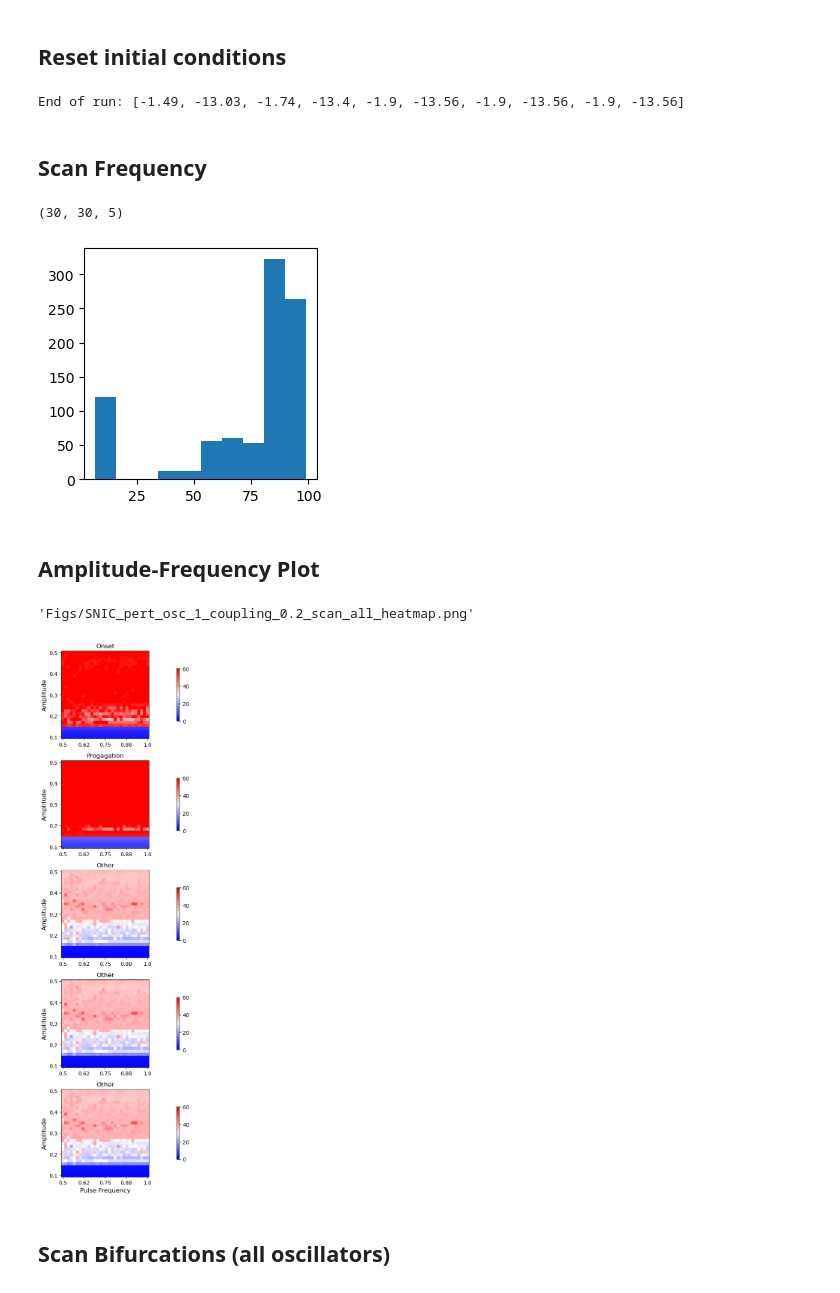
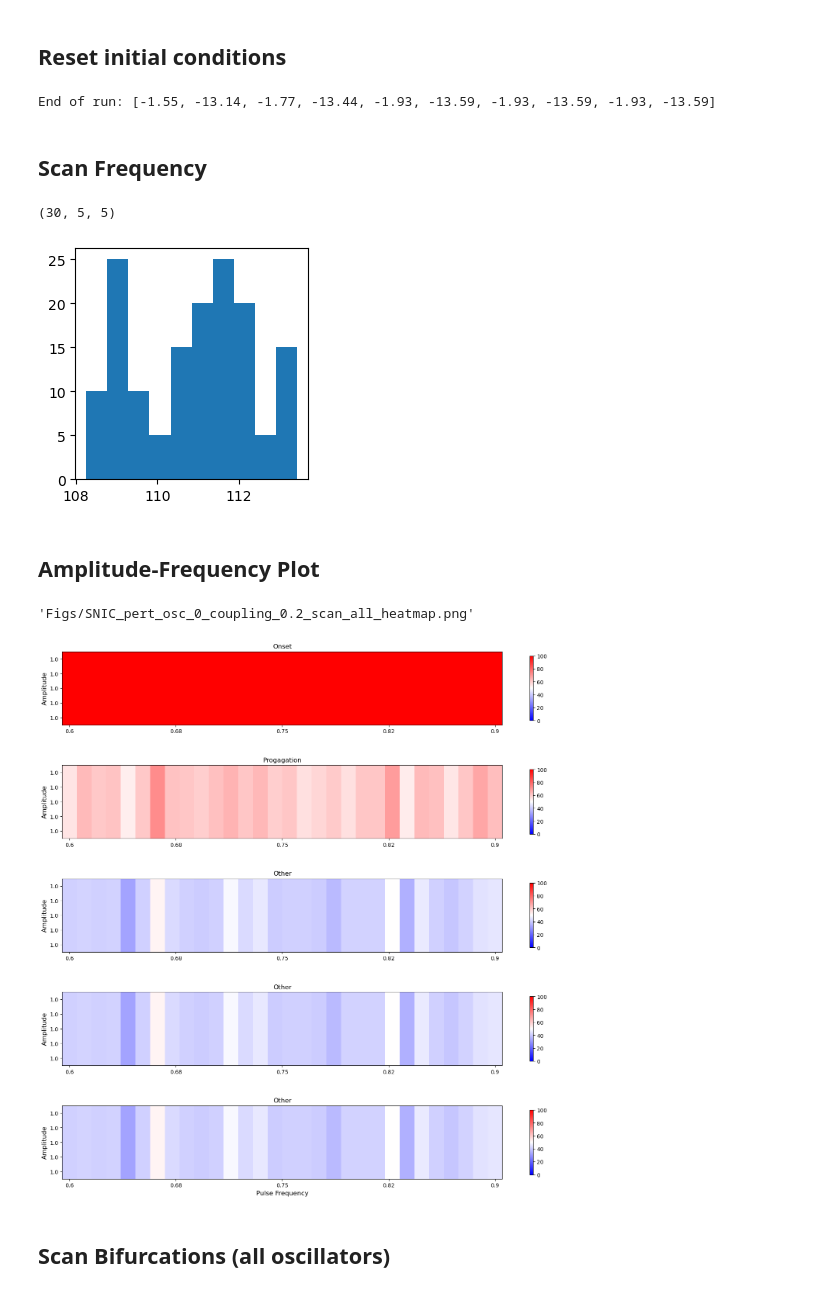
Before and after one commit to nikhita-bhatt/Non-Linear-Resonance-Manuscript, a Jupyter notebook: 2024.09.17_Nosc_test_model_function.ipynb, the cells around one changed output. Saved outputs shown, nothing was run; the diff lists cells and outputs as text; code cells hidden in the pictures.

```diff
--- a/2024.09.17_Nosc_test_model_function.ipynb
+++ b/2024.09.17_Nosc_test_model_function.ipynb
@@ -607,7 +607,7 @@ Figure 1C | Time series of sEEG from the body of the hippocampus in bipolar mont
 N = 5
 
 # Input parameters
-h_ex_0    = -1.43
+h_ex_0    = -1.44
 h_in_0    = -4.0
 
 eps  = 0.00001
@@ -656,7 +656,7 @@ else:
     coupling_matrix = coupling_strength * test_matrix
     # coupling_matrix = coupling_strength * phase_lock_mat_full[:N, :N]
 
-    SEED_2 = 12345
+    SEED_2 = 123
 
     rng = default_rng(SEED_2)
 
@@ -978,8 +978,7 @@ title_chars
 # %%
 # Simulation
 y = odeint(func=N_oscillators, y0=y_ini, t=time,
-           args=(N, h_ex_rand, h_in_rand, coupling_matrix, pars, flag, pert_osc, h_ex_p, sr,
-                 time_steps), hmax=0.1)
+           args=(N, h_ex_rand, h_in_rand, coupling_matrix, pars, flag, pert_osc, h_ex_p, sr, time_steps), hmax=0.1)
 
 # Update
 y_ini = y[-1,:]
@@ -987,23 +986,23 @@ y_ini = y[-1,:]
 # Show final values of all variables
 print('End of run:', list(around(y[-1,:], 2)))
 # %% [output]
-End of run: [-1.49, -13.03, -1.74, -13.4, -1.9, -13.56, -1.9, -13.56, -1.9, -13.56]
+End of run: [-1.55, -13.14, -1.77, -13.44, -1.93, -13.59, -1.93, -13.59, -1.93, -13.59]
 # %% [markdown]
 ## Scan Frequency
 # %%
-pert_osc = 1
+pert_osc = 0
 
 # Stop time
 time_stop_s   = 100
 time_steps_s  = time_stop_s*sr
 time_s        = linspace(start=0, stop=time_stop_s, num=time_steps_s)
 
-resolution_freq, resolution_amp = 30, 30
 # resolution_freq, resolution_amp = 5, 5
+resolution_freq, resolution_amp = 30, 5
 
-freq_min, freq_max = 0.5, 1.0
+freq_min, freq_max = 0.6, 0.9
 
-pulse_amplit_min, pulse_amplit_max = 0.10, 0.5 #
+pulse_amplit_min, pulse_amplit_max = 1.0, 1.0 #
 
 pulse_freqs  = linspace(freq_min, freq_max, resolution_freq)
 pulse_amplis  = linspace(pulse_amplit_max, pulse_amplit_min, resolution_amp)
@@ -1056,42 +1055,42 @@ for pulse in product(pulse_freqs, pulse_amplis):
         # Collect extrema and their indices
         y_f_max_inds = signal.find_peaks(series, distance=100)
         y_f_maxs     = series[y_f_max_inds[0]]
 
         y_f_min_inds = signal.find_peaks(-series, distance=100)
         y_f_mins     = series[y_f_min_inds[0]]
 
         if num not in results_max_f:
 
             results_max_f[num]      = [y_f_maxs]
             results_max_inds_f[num] = [y_f_max_inds]
             results_min_f[num]      = [y_f_mins]
             results_min_inds_f[num] = [y_f_min_inds]
 
         else:
 
             results_max_f[num].append(y_f_maxs)
             results_max_inds_f[num].append(y_f_max_inds)
             results_min_f[num].append(y_f_mins)
             results_min_inds_f[num].append(y_f_min_inds)
 
 
 results_pert_matrix = asarray(results_pert).reshape(resolution_freq, resolution_amp, N)
 
 fig, ax = subplots(figsize=(3,3))
 
 ax.hist(results_pert_matrix[:,:,pert_osc].ravel());
 
 results_pert_matrix.shape
 # %% [output]
-(30, 30, 5)
+(30, 5, 5)
-[figure, old version]
+[figure, new version]
 # %% [markdown]
 ## Amplitude-Frequency Plot
 # %%
 no_ticklabels = 5
 
 vmin, vmax = min(results_pert_matrix), max(results_pert_matrix)
-vmin, vmax = 0, 60
+vmin, vmax = 0, 100
 
 fig, ax = subplots(nrows=N, figsize=(15, 15))
 
@@ -1152,8 +1151,8 @@ title_chars = 'Figs/SNIC_pert_osc_' + str(pert_osc) + '_coupling_'+ str(coupling
 
 title_chars
 # %% [output]
-'Figs/SNIC_pert_osc_1_coupling_0.2_scan_all_heatmap.png'
+'Figs/SNIC_pert_osc_0_coupling_0.2_scan_all_heatmap.png'
-[figure, old version]
+[figure, new version]
 # %% [markdown]
 ## Scan Bifurcations (all oscillators)
 # %%
```
Also changed, not shown: parts of 6 cells of this notebook, 3 other files.
